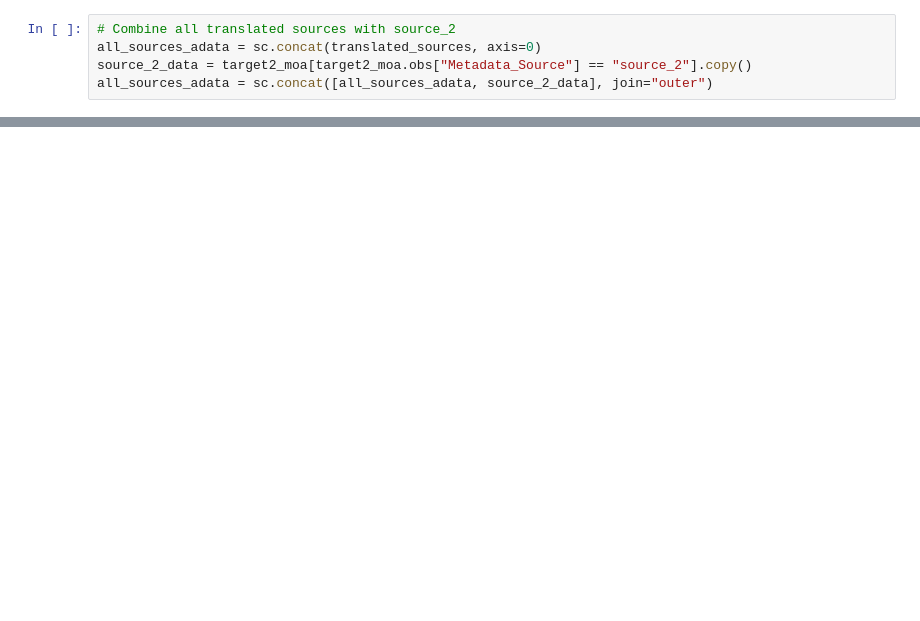
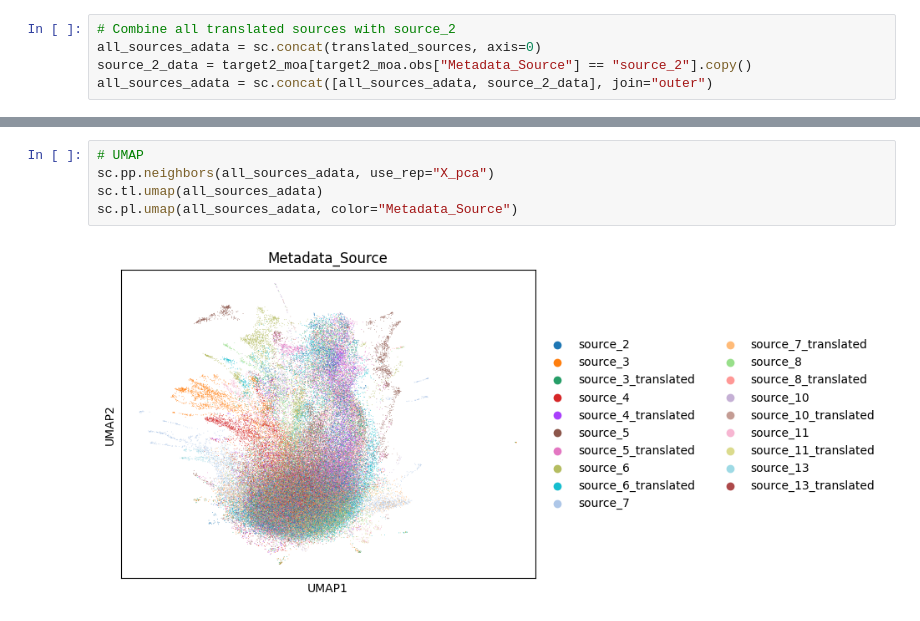
Before and after one commit to mBiocoder/OT-CFM, a Jupyter notebook: notebooks/example_run_ot_cfm.ipynb, the cells around one changed output, grey strips where cells are left out. Cells and saved outputs as stored; diff of their text form; blank space fills up the shorter version.

```diff
--- a/notebooks/example_run_ot_cfm.ipynb
+++ b/notebooks/example_run_ot_cfm.ipynb
@@ -61,0 +100,7 @@ all_sources_adata.write('./outputs/run_3_final_adata_target2_moa_reconstructed_a
+# %%
+# UMAP
+sc.pp.neighbors(all_sources_adata, use_rep="X_pca")
+sc.tl.umap(all_sources_adata)
+sc.pl.umap(all_sources_adata, color="Metadata_Source")
+# %% [output]
+[figure, added]
```
Also changed, not shown: parts of 10 cells of this notebook.
